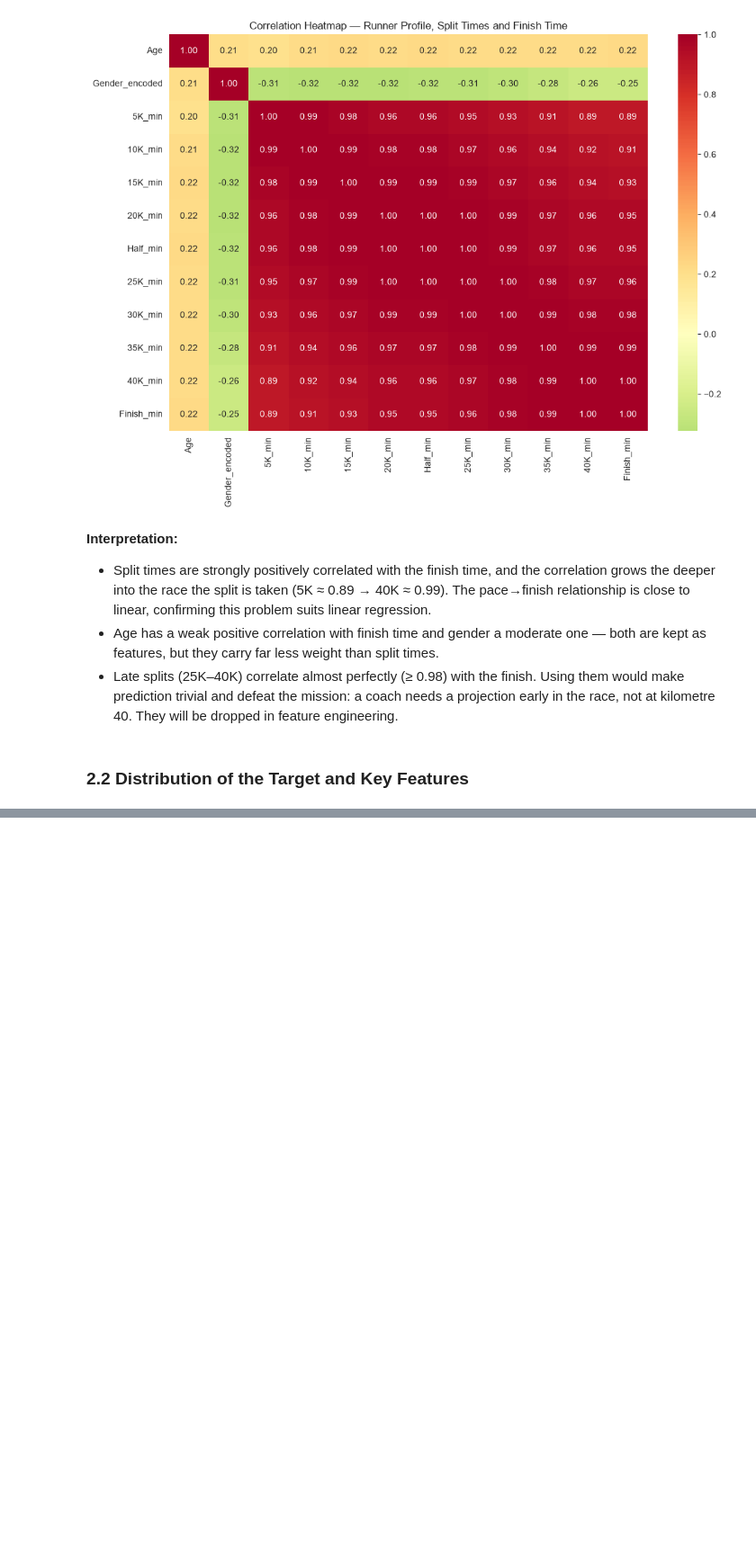
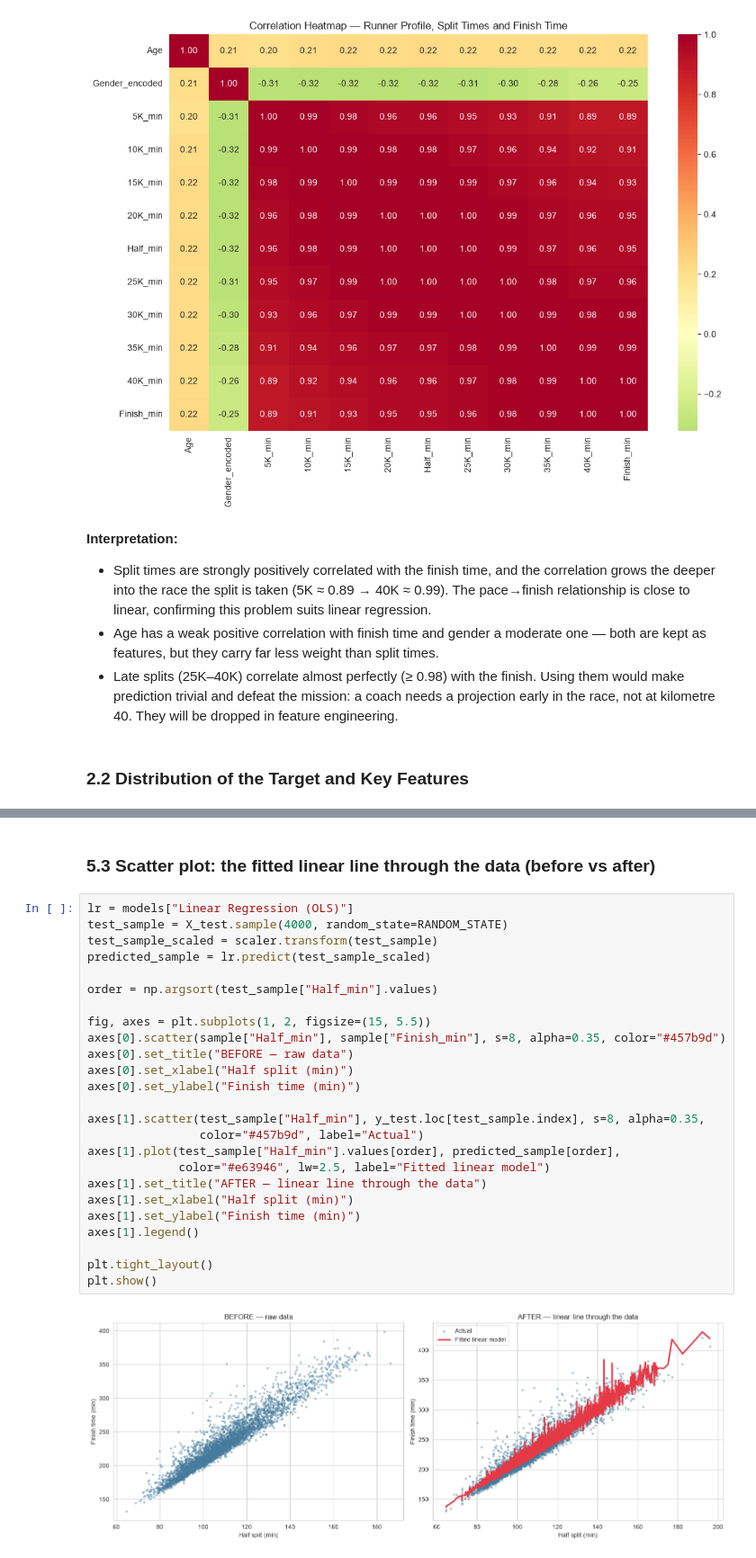
Before and after one commit to s-gasaro/linear_regression_model, a Jupyter notebook: summative/linear_regression/multivariate.ipynb, the cells around one changed output, grey strips where cells are left out. Shown at 90% size. Cells and saved outputs as stored; diff of their text form; blank space fills up the shorter version.

```diff
--- a/summative/linear_regression/multivariate.ipynb
+++ b/summative/linear_regression/multivariate.ipynb
@@ -92,0 +245,29 @@ plt.show()
+# %% [markdown]
+### 5.3 Scatter plot: the fitted linear line through the data (before vs after)
+# %%
+lr = models["Linear Regression (OLS)"]
+test_sample = X_test.sample(4000, random_state=RANDOM_STATE)
+test_sample_scaled = scaler.transform(test_sample)
+predicted_sample = lr.predict(test_sample_scaled)
+
+order = np.argsort(test_sample["Half_min"].values)
+
+fig, axes = plt.subplots(1, 2, figsize=(15, 5.5))
+axes[0].scatter(sample["Half_min"], sample["Finish_min"], s=8, alpha=0.35, color="#457b9d")
+axes[0].set_title("BEFORE — raw data")
+axes[0].set_xlabel("Half split (min)")
+axes[0].set_ylabel("Finish time (min)")
+
+axes[1].scatter(test_sample["Half_min"], y_test.loc[test_sample.index], s=8, alpha=0.35,
+                color="#457b9d", label="Actual")
+axes[1].plot(test_sample["Half_min"].values[order], predicted_sample[order],
+             color="#e63946", lw=2.5, label="Fitted linear model")
+axes[1].set_title("AFTER — linear line through the data")
+axes[1].set_xlabel("Half split (min)")
+axes[1].set_ylabel("Finish time (min)")
+axes[1].legend()
+
+plt.tight_layout()
+plt.show()
+# %% [output]
+[figure, added]
```
Also changed, not shown: parts of 18 cells of this notebook.
